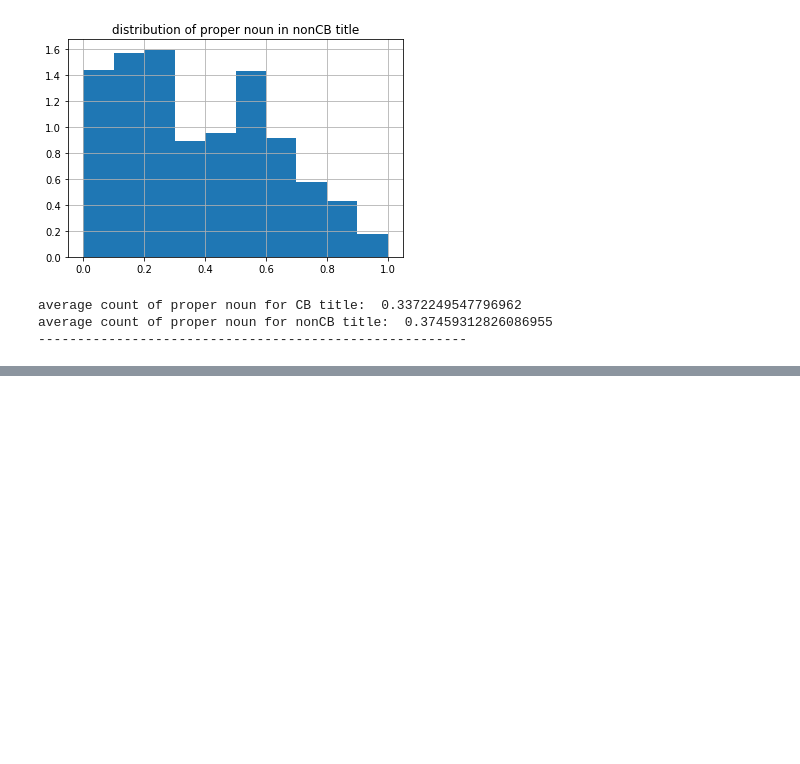
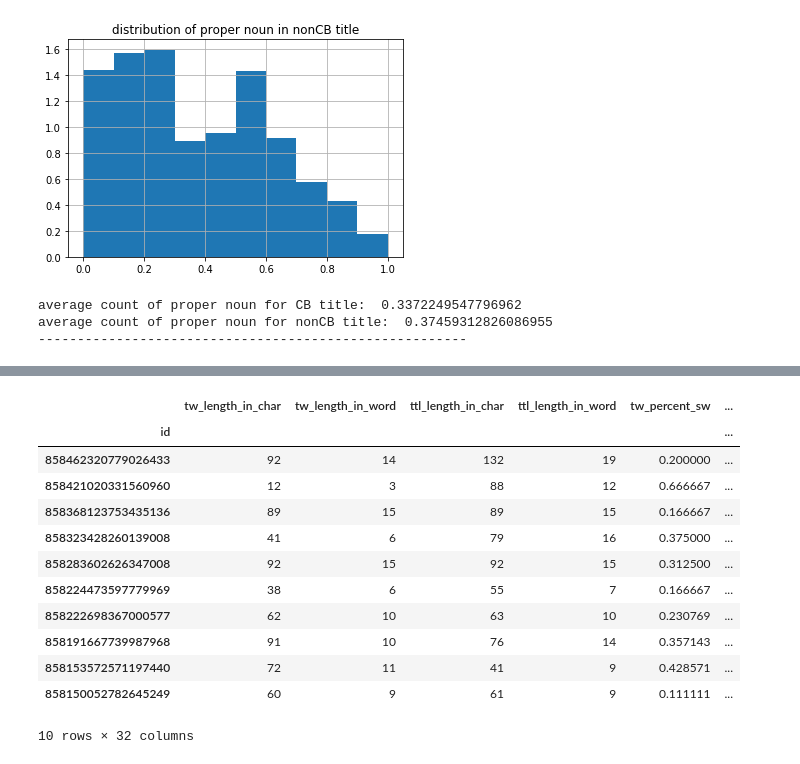
Before and after one commit to tyang233/Clickbait-Detection, a Jupyter notebook: Data Preprocessing/data preprocessing_Tian.ipynb, the cells around one changed output, grey strips where cells are left out. Drawn from its saved outputs; the diff is of its cells as text; code cells hidden in the pictures; blank space fills up the shorter version.

```diff
--- a/Data Preprocessing/data preprocessing_Tian.ipynb
+++ b/Data Preprocessing/data preprocessing_Tian.ipynb
@@ -339,7 +339,6 @@ def feature_extract(df):
 
     #hashtags
     feature_df['tw_num_hash'] = df['postText'].apply(lambda x: len(re.findall(r'#\w+', x)))
-
 
     #sentiment
     feature_df['tw_senti'] = df['postText'].apply(lambda x: TextBlob(x).sentiment[0])
@@ -401,11 +400,11 @@ def feature_extract(df):
         inter = tw_ngram.intersection(ttl_ngram)
         return len(inter)/(len(tw_ngram)+len(ttl_ngram)-len(inter))
 
-    feature_df['tw_ttl_sim_1gram'] = df.apply(lambda row: tw_ttl_sims(row['targetTitle'], row['postText'],n=4 ), axis = 1)
-    feature_df['tw_ttl_sim_2gram'] = df.apply(lambda row: tw_ttl_sims(row['targetTitle'], row['postText'],n=4 ), axis = 2)
-    feature_df['tw_ttl_sim_3gram'] = df.apply(lambda row: tw_ttl_sims(row['targetTitle'], row['postText'],n=4 ), axis = 3)
-    feature_df['tw_ttl_sim_4gram'] = df.apply(lambda row: tw_ttl_sims(row['targetTitle'], row['postText'],n=4 ), axis = 4)
-    feature_df['tw_ttl_sim_5gram'] = df.apply(lambda row: tw_ttl_sims(row['targetTitle'], row['postText'],n=4 ), axis = 5)
+    feature_df['tw_ttl_sim_1gram'] = df.apply(lambda row: tw_ttl_sims(row['targetTitle'], row['postText'],n=1 ), axis = 1)
+    feature_df['tw_ttl_sim_2gram'] = df.apply(lambda row: tw_ttl_sims(row['targetTitle'], row['postText'],n=2 ), axis = 1)
+    feature_df['tw_ttl_sim_3gram'] = df.apply(lambda row: tw_ttl_sims(row['targetTitle'], row['postText'],n=3 ), axis = 1)
+    feature_df['tw_ttl_sim_4gram'] = df.apply(lambda row: tw_ttl_sims(row['targetTitle'], row['postText'],n=4 ), axis = 1)
+    feature_df['tw_ttl_sim_5gram'] = df.apply(lambda row: tw_ttl_sims(row['targetTitle'], row['postText'],n=5 ), axis = 1)
 
     #emoji distribution feature
     def count_emoji(string):
@@ -438,6 +437,25 @@ def feature_extract(df):
     feature_df['tw_proper_noun_pct'] = df['postText'].apply(tweet_ana)
     feature_df['ttl_proper_noun_pct'] = df['targetTitle'].apply(title_ana)
 
+    # extract features from other columns
+    # post media
+    feature_df['pm_has_media'] = df['postMedia'].apply(lambda x: len(x))
+
+    # post time stamp
+    feature_df['time_stamp_hr'] = df['postTimestamp'].apply(lambda x: pd.to_datetime(x).hour)
+    feature_df['time_stamp_day'] = df['postTimestamp'].apply(lambda x:pd.to_datetime(x).dayofweek)
+
+    # number of caption in the target website
+    feature_df['tc_num'] = df['targetCaptions'].apply(lambda x: len(x))
+
+    # length of description
+    feature_df['td_len'] = df['targetDescription'].apply(lambda x:len(x))
+
+    # length of key words
+    feature_df['tk_len'] = df['targetKeywords'].apply(lambda x: len(x.split(',')))
+
+    # length of article
+    feature_df['tp_len'] = df['targetParagraphs'].apply(lambda x: len((' '.join(x)).split(' ')))
     return feature_df
 # %%
 # clean out hashtag, name tag, emoticon etc
@@ -506,0 +522,17 @@ True
+# %%
+extracted_features = feature_extract(df)
+extracted_features.head(10)
+# %% [output]
+|  | tw_length_in_char | tw_length_in_word | ttl_length_in_char | ttl_length_in_word | tw_percent_sw | ... |
+| id |  |  |  |  |  | ... |
+| 858462320779026433 | 92 | 14 | 132 | 19 | 0.200000 | ... |
+| 858421020331560960 | 12 | 3 | 88 | 12 | 0.666667 | ... |
+| 858368123753435136 | 89 | 15 | 89 | 15 | 0.166667 | ... |
+| 858323428260139008 | 41 | 6 | 79 | 16 | 0.375000 | ... |
+| 858283602626347008 | 92 | 15 | 92 | 15 | 0.312500 | ... |
+| 858224473597779969 | 38 | 6 | 55 | 7 | 0.166667 | ... |
+| 858222698367000577 | 62 | 10 | 63 | 10 | 0.230769 | ... |
+| 858191667739987968 | 91 | 10 | 76 | 14 | 0.357143 | ... |
+| 858153572571197440 | 72 | 11 | 41 | 9 | 0.428571 | ... |
+| 858150052782645249 | 60 | 9 | 61 | 9 | 0.111111 | ... |
+10 rows × 32 columns
```
Also changed, not shown: parts of 5 cells of this notebook, 5 other files.
